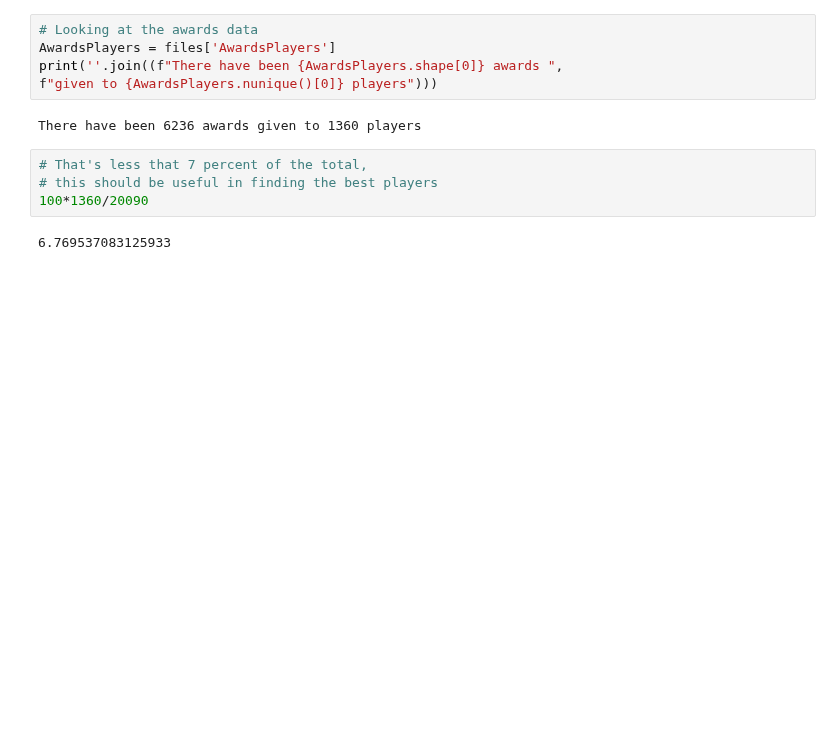
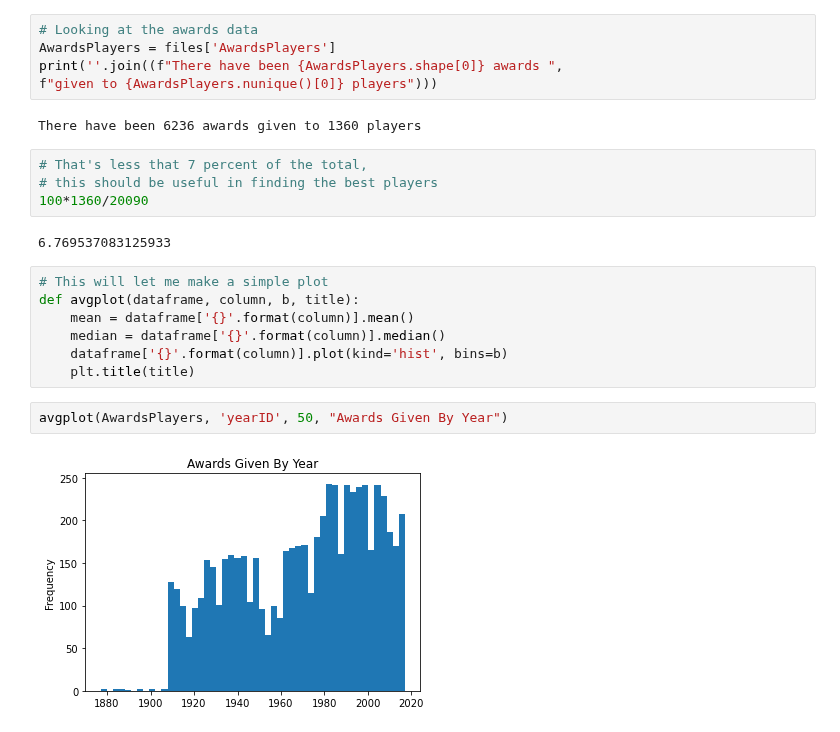
Before and after one commit to aradaha/Baseball-Stats-Project, a Jupyter notebook: Capstone.ipynb, the cells around one changed output. Drawn from its saved outputs; the diff is of its cells as text; blank space fills up the shorter version.

```diff
--- a/Capstone.ipynb
+++ b/Capstone.ipynb
@@ -179,3 +180,14 @@ There have been 6236 awards given to 1360 players
 100*1360/20090
 # %% [output]
 6.769537083125933
+# %%
+# This will let me make a simple plot
+def avgplot(dataframe, column, b, title):
+    mean = dataframe['{}'.format(column)].mean()
+    median = dataframe['{}'.format(column)].median()
+    dataframe['{}'.format(column)].plot(kind='hist', bins=b)
+    plt.title(title)
+# %%
+avgplot(AwardsPlayers, 'yearID', 50, "Awards Given By Year")
+# %% [output]
+[figure, added]
```
Also changed, not shown: parts of 9 cells of this notebook.
